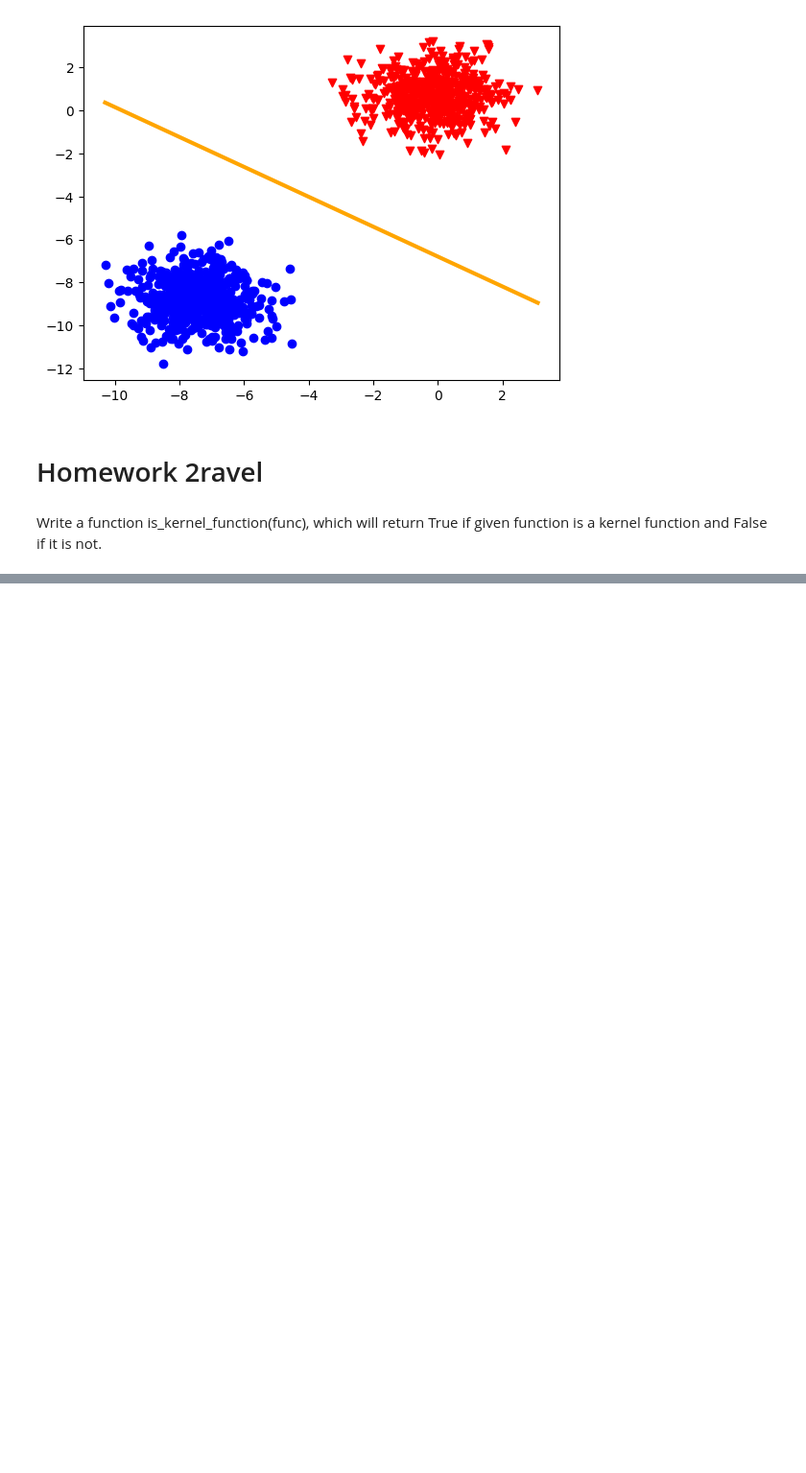
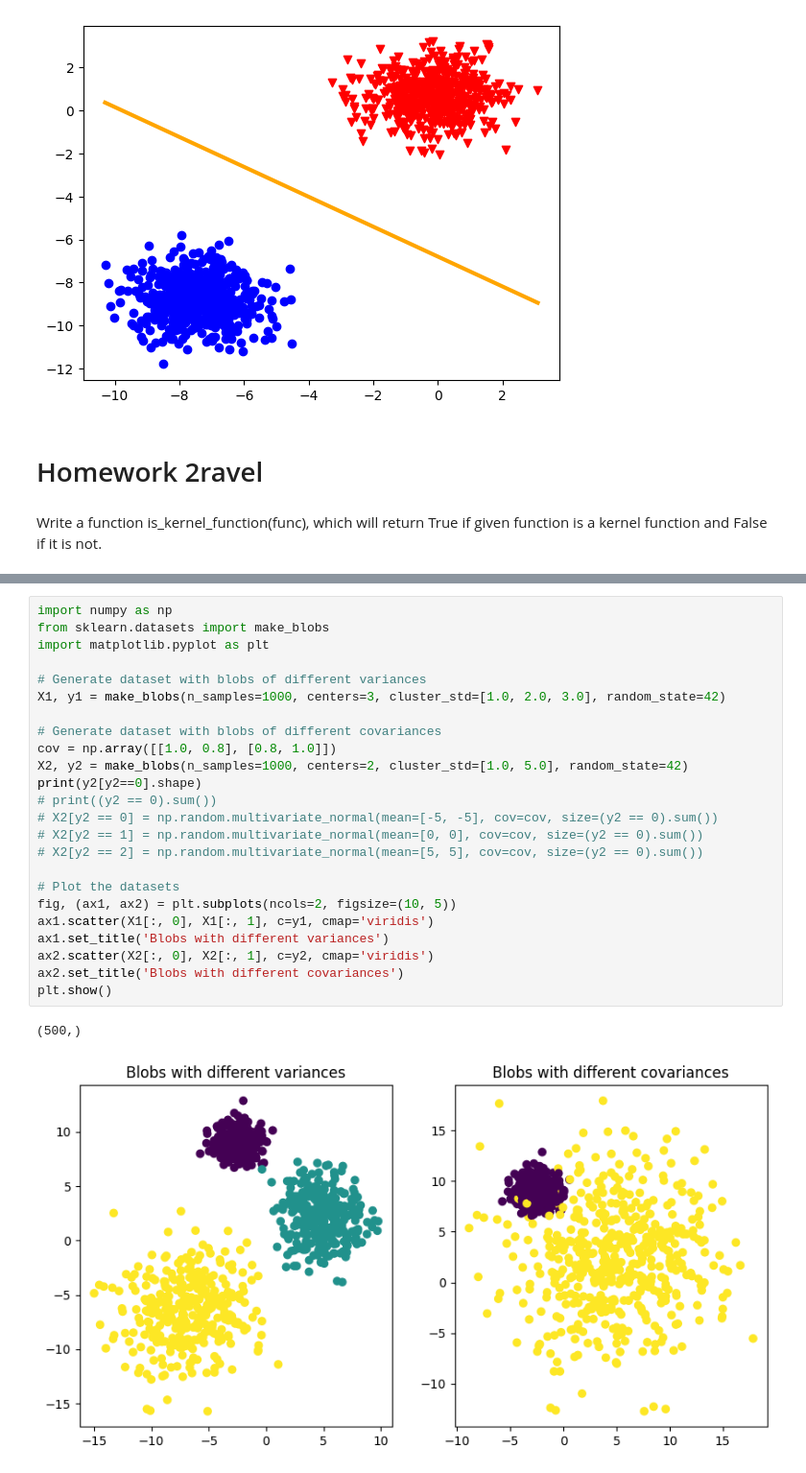
Before and after one commit to levonsg/Advanced_ML, a Jupyter notebook: Homework/07_04_23/SVM-Homework.ipynb, the cells around one changed output, grey strips where cells are left out. Shown: that part at 96% size. Cells and saved outputs as stored; diff of their text form; blank space fills up the shorter version.

```diff
--- a/Homework/07_04_23/SVM-Homework.ipynb
+++ b/Homework/07_04_23/SVM-Homework.ipynb
@@ -91,0 +398,27 @@ def is_kernel_function(func):
+# %%
+import numpy as np
+from sklearn.datasets import make_blobs
+import matplotlib.pyplot as plt
+
+# Generate dataset with blobs of different variances
+X1, y1 = make_blobs(n_samples=1000, centers=3, cluster_std=[1.0, 2.0, 3.0], random_state=42)
+
+# Generate dataset with blobs of different covariances
+cov = np.array([[1.0, 0.8], [0.8, 1.0]])
+X2, y2 = make_blobs(n_samples=1000, centers=2, cluster_std=[1.0, 5.0], random_state=42)
+print(y2[y2==0].shape)
+# print((y2 == 0).sum())
+# X2[y2 == 0] = np.random.multivariate_normal(mean=[-5, -5], cov=cov, size=(y2 == 0).sum())
+# X2[y2 == 1] = np.random.multivariate_normal(mean=[0, 0], cov=cov, size=(y2 == 0).sum())
+# X2[y2 == 2] = np.random.multivariate_normal(mean=[5, 5], cov=cov, size=(y2 == 0).sum())
+
+# Plot the datasets
+fig, (ax1, ax2) = plt.subplots(ncols=2, figsize=(10, 5))
+ax1.scatter(X1[:, 0], X1[:, 1], c=y1, cmap='viridis')
+ax1.set_title('Blobs with different variances')
+ax2.scatter(X2[:, 0], X2[:, 1], c=y2, cmap='viridis')
+ax2.set_title('Blobs with different covariances')
+plt.show()
+# %% [output]
+(500,)
+[figure, added]
```
Also changed, not shown: parts of 9 cells of this notebook, 1 other file.
